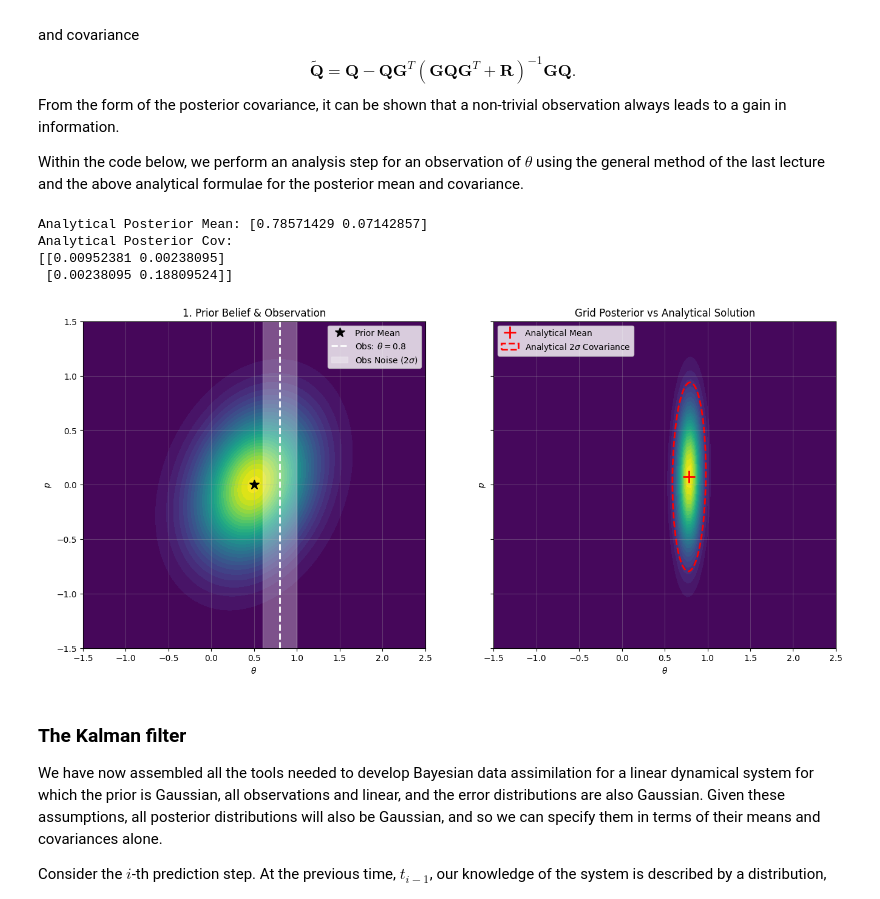
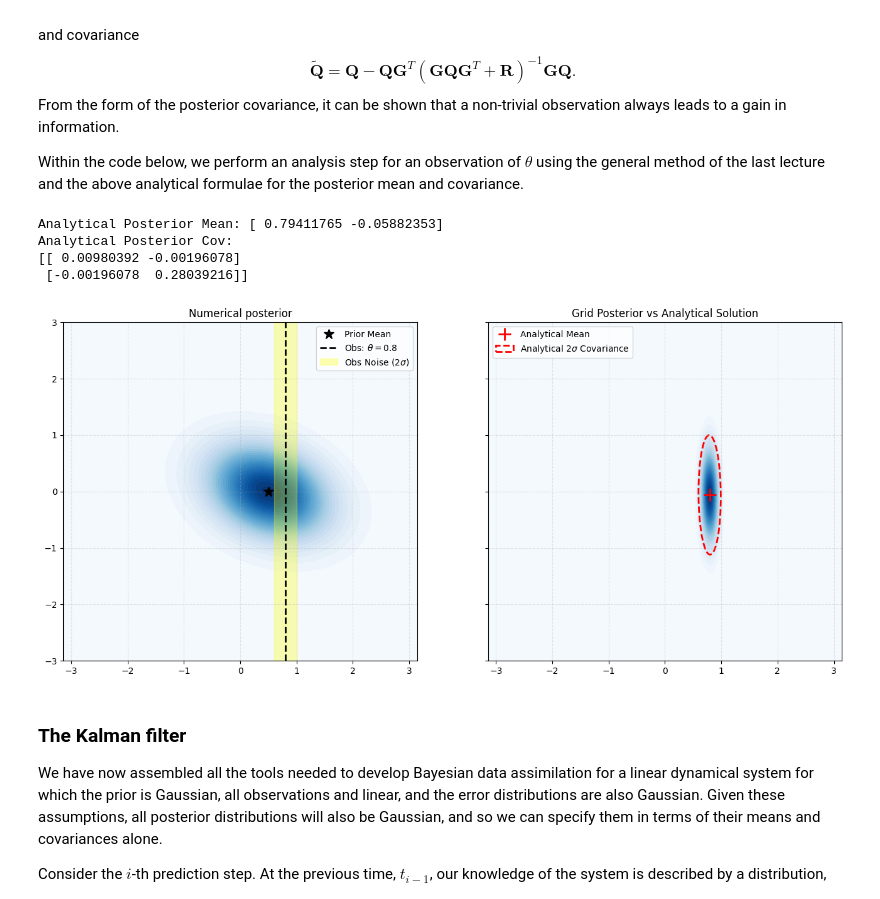
Before and after one commit to da380/pygeoinf, a Jupyter notebook: rough_work/lecture2.ipynb, the cells around one changed output. Cells and saved outputs as stored; diff of their text form; code cells hidden in the pictures.

```diff
--- a/rough_work/lecture2.ipynb
+++ b/rough_work/lecture2.ipynb
@@ -405,8 +382,8 @@ formulae for the posterior mean and covariance.
 # %%
 # Set the Gaussian prior
 prior_mean = np.array([0.5, 0.0])
-prior_cov  = np.array([[0.2, 0.05],
-                      [0.05, 0.2]])
+prior_cov  = np.array([[0.5, -0.1],
+                      [-0.1, 0.3]])
 
 # Set the observation
 y_obs = np.array([0.8])
@@ -419,54 +396,87 @@ K = prior_cov @ G.T @ np.linalg.inv(S)
 post_mean = prior_mean + K @ (y_obs - G @ prior_mean)
 post_cov = (np.eye(2) - K @ G) @ prior_cov
 
 print(f"Analytical Posterior Mean: {post_mean}")
 print(f"Analytical Posterior Cov:\n{post_cov}")
 
-# Prior PDF on a numerical grid
-pdf_func = pendulum.get_gaussian_pdf_func(prior_mean, prior_cov)
-grid_limits = [(-1.5, 2.5), (-1.5, 1.5)]
-axes, prior = pendulum.evaluate_pdf_on_grid(pdf_func, grid_limits, resolution=100)
+# Set the prior on a numerical grid
+prior = da.ProbabilityGrid.from_bounds(
+    (theta_range, p_range),
+    resolution,
+    da.get_gaussian_pdf(prior_mean, prior_cov)
+)
 
 # Determine the likelihood
-lik_model = pendulum.LinearGaussianLikelihood(y_obs, R, G)
-theta_grid, p_grid = np.meshgrid(*axes, indexing='ij')
-state_grid = np.stack([theta_grid, p_grid], axis=-1)
-lik_grid = lik_model.evaluate(state_grid)
+likelihood = da.LinearGaussianLikelihood(
+    y_obs,
+    R,
+    G
+).evaluate(prior)
 
-# Compute Posterior on the grid
-posterior, evidence = pendulum.bayesian_update(prior, lik_grid, axes)
+# Bayesian update -- done here using a class method
+posterior, _ = prior.bayes_update(likelihood)
 
 # Visualisation
 fig, (ax1, ax2) = plt.subplots(1, 2, figsize=(16, 7), sharey=True)
 
 # Plot the prior and show the observed angle
-pendulum.single.plot_pdf(theta_grid, p_grid, prior, ax=ax1, title="1. Prior Belief & Observation")
+da.plot_grid_marginal(prior, ax=ax1, cmap="Blues")
+ax1.set_title("Numerical posterior")
 ax1.plot(prior_mean[0], prior_mean[1], 'k*', ms=12, label='Prior Mean')
-ax1.axvline(y_obs[0], color='white', linestyle='--', linewidth=2, label=f'Obs: $\\theta={y_obs[0]}$')
-ax1.axvspan(y_obs[0] - 2*np.sqrt(R[0,0]), y_obs[0] + 2*np.sqrt(R[0,0]), color='white', alpha=0.3, label='Obs Noise ($2\sigma$)')
+ax1.axvline(
+    y_obs[0],
+    color='k',
+    linestyle='--',
+    linewidth=2,
+    label=f'Obs: $\\theta={y_obs[0]}$'
+)
+ax1.axvspan(
+    y_obs[0] - 2*np.sqrt(R[0,0]),
+    y_obs[0] + 2*np.sqrt(R[0,0]),
+    color='yellow',
+    alpha=0.3,
+    label='Obs Noise ($2\sigma$)'
+)
 ax1.legend(loc='upper right')
 
 
 # Plot the grid posterior
-pendulum.single.plot_pdf(theta_grid, p_grid, posterior, ax=ax2, title="Grid Posterior vs Analytical Solution")
+da.plot_grid_marginal(posterior, ax=ax2, cmap="Blues")
+ax2.set_title("Grid Posterior vs Analytical Solution")
 
 # Plot the analytical result as an 2-std ellipse
-ax2.plot(post_mean[0], post_mean[1], 'r+', ms=15, markeredgewidth=2, label='Analytical Mean')
+ax2.plot(
+    post_mean[0],
+    post_mean[1],
+    'r+',
+    ms=15,
+    markeredgewidth=2,
+    label='Analytical Mean'
+)
 vals, vecs = np.linalg.eig(post_cov)
 angle = np.degrees(np.arctan2(vecs[1, 0], vecs[0, 0]))
 width, height = 4 * np.sqrt(vals)
-ell = Ellipse(xy=post_mean, width=width, height=height, angle=angle,
-              edgecolor='red', facecolor='none', linestyle='--', lw=2, label='Analytical 2$\sigma$ Covariance')
+ell = Ellipse(
+    xy=post_mean,
+    width=width,
+    height=height,
+    angle=angle,
+    edgecolor='red',
+    facecolor='none',
+    linestyle='--',
+    lw=2,
+    label='Analytical 2$\sigma$ Covariance'
+)
 ax2.add_patch(ell)
 
 ax2.legend(loc='upper left')
 plt.show()
 # %% [output]
-Analytical Posterior Mean: [0.78571429 0.07142857]
+Analytical Posterior Mean: [ 0.79411765 -0.05882353]
 Analytical Posterior Cov:
-[[0.00952381 0.00238095]
- [0.00238095 0.18809524]]
+[[ 0.00980392 -0.00196078]
+ [-0.00196078  0.28039216]]
-[figure, old version]
+[figure, new version]
 # %% [markdown]
 ### The Kalman filter
 
```
Also changed, not shown: parts of 7 cells of this notebook, 6 other files.
